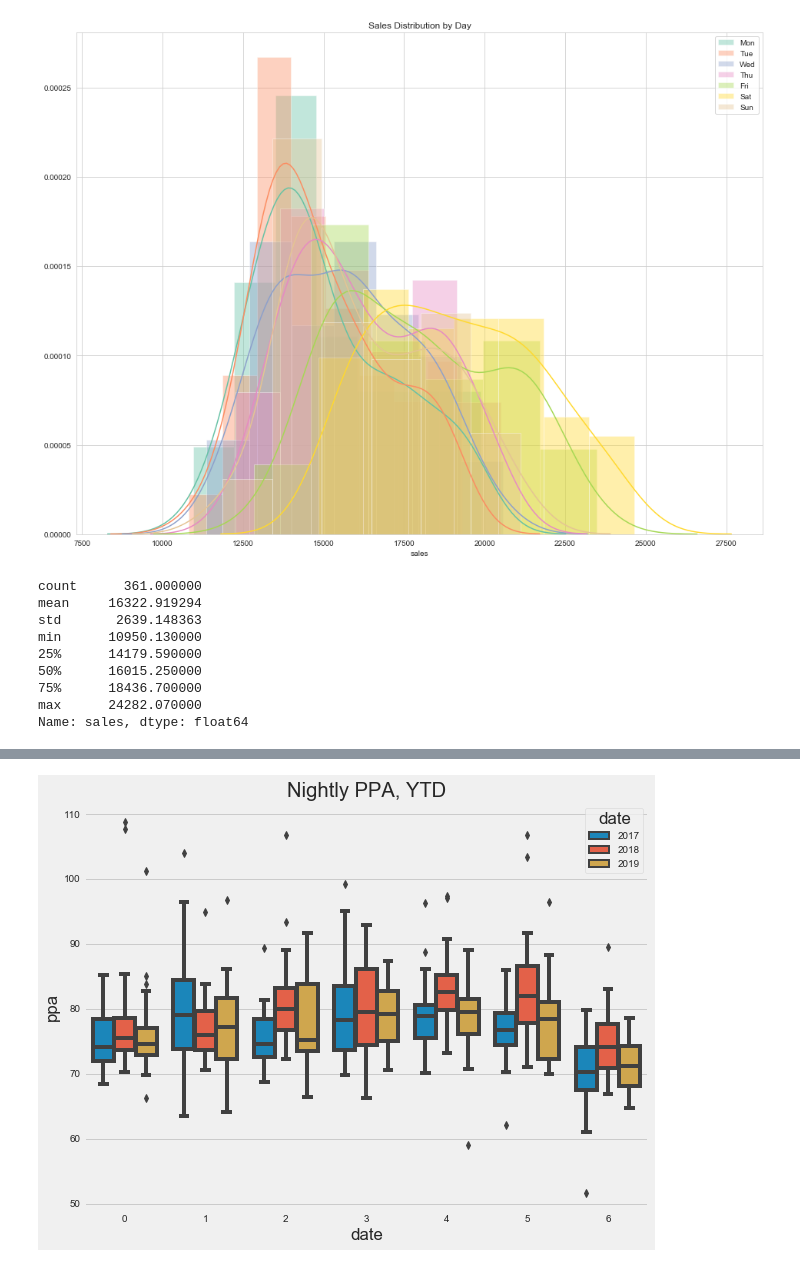
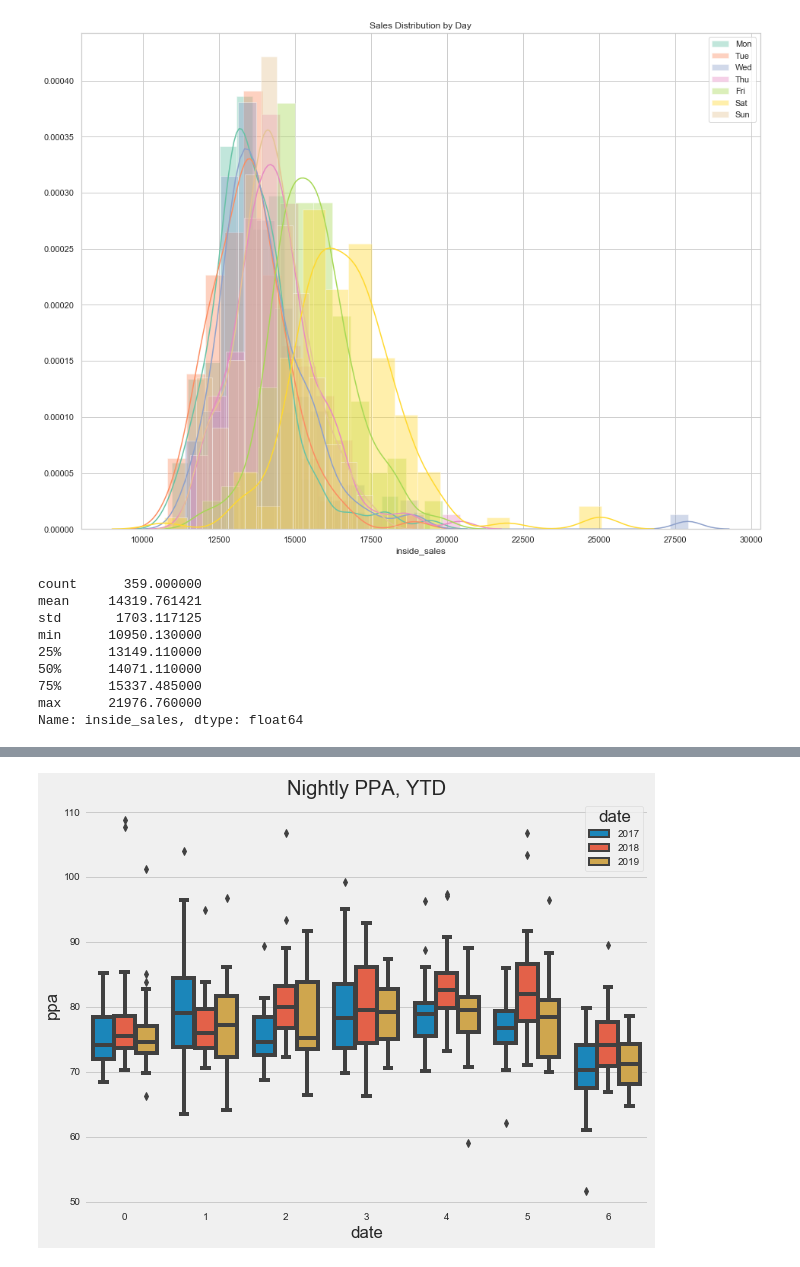
Before and after one commit to maks-p/restaurant_sales_forecasting, a Jupyter notebook: final_eda.ipynb, the cells around one changed output, grey strips where cells are left out. Cells and saved outputs as stored; diff of their text form; code cells hidden in the pictures.

```diff
--- a/final_eda.ipynb
+++ b/final_eda.ipynb
@@ -18,8 +18,8 @@ import time
 
 from sklearn.preprocessing import KBinsDiscretizer
 # %%
-target = 'sales'
+target = 'inside_sales'
 # %%
-file = 'csv/CSV_for_EDA.csv'
+file = 'csv/CSV_for_EDA_NEW.csv'
 # %%
 df = pd.read_csv(file, index_col='date', parse_dates=True)
@@ -163,32 +119,32 @@ sns.colors
 # %%
 # Histogram of Sales by Day
 sns.set_style('whitegrid')
 sns.set_palette('Set2')
 plt.figure(figsize=(16,12))
-sns.distplot( df[df['day_of_week'] == 'Mon']['sales'], label="Mon")
-sns.distplot( df[df['day_of_week'] == 'Tue']['sales'],label="Tue")
-sns.distplot( df[df['day_of_week'] == 'Wed']['sales'], label="Wed")
-sns.distplot( df[df['day_of_week'] == 'Thu']['sales'], label="Thu")
-sns.distplot( df[df['day_of_week'] == 'Fri']['sales'], label="Fri")
-sns.distplot( df[df['day_of_week'] == 'Sat']['sales'], label="Sat")
-sns.distplot( df[df['day_of_week'] == 'Sun']['sales'], label="Sun")
+sns.distplot( df[df['day_of_week'] == 'Mon'][target], label="Mon")
+sns.distplot( df[df['day_of_week'] == 'Tue'][target],label="Tue")
+sns.distplot( df[df['day_of_week'] == 'Wed'][target], label="Wed")
+sns.distplot( df[df['day_of_week'] == 'Thu'][target], label="Thu")
+sns.distplot( df[df['day_of_week'] == 'Fri'][target], label="Fri")
+sns.distplot( df[df['day_of_week'] == 'Sat'][target], label="Sat")
+sns.distplot( df[df['day_of_week'] == 'Sun'][target], label="Sun")
 plt.legend()
 plt.title('Sales Distribution by Day')
 plt.show();
 # %% [output]
-[figure, old version]
+[figure, new version]
 # %%
-df['2018']['sales'].describe()
+df['2018'][target].describe()
 # %% [output]
-count      361.000000
-mean     16322.919294
-std       2639.148363
+count      359.000000
+mean     14319.761421
+std       1703.117125
 min      10950.130000
-25%      14179.590000
-50%      16015.250000
-75%      18436.700000
-max      24282.070000
-Name: sales, dtype: float64
+25%      13149.110000
+50%      14071.110000
+75%      15337.485000
+max      21976.760000
+Name: inside_sales, dtype: float64
 # %%
 def corr_map(df):
 
```
Also changed, not shown: parts of 25 cells of this notebook, 6 other files.
